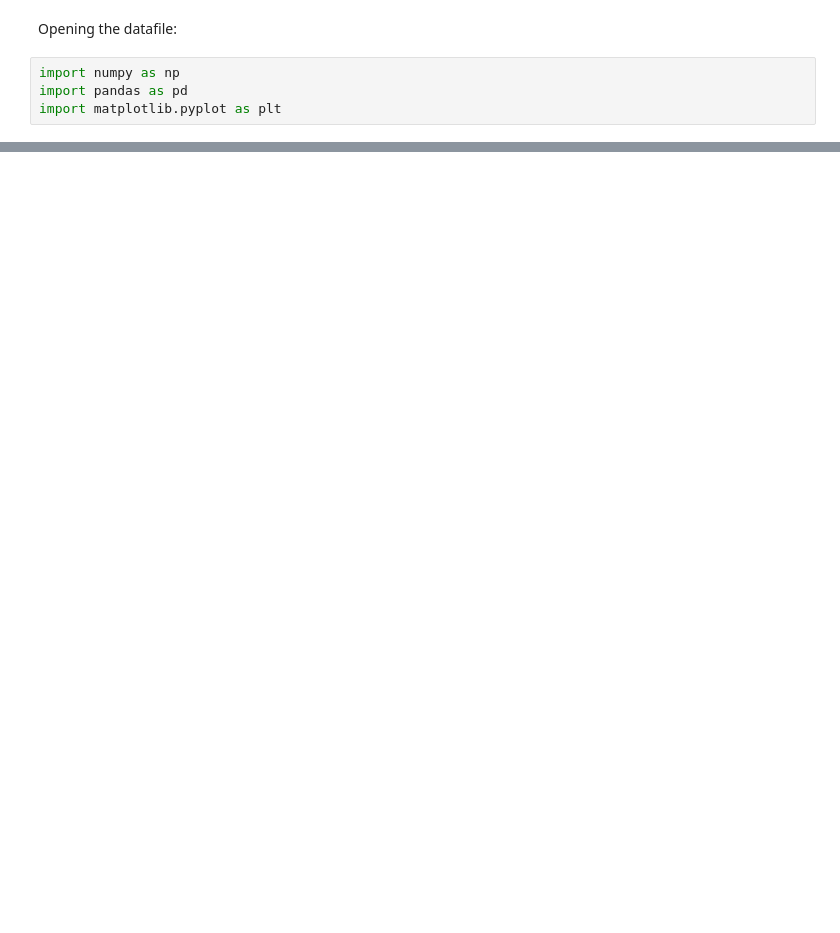
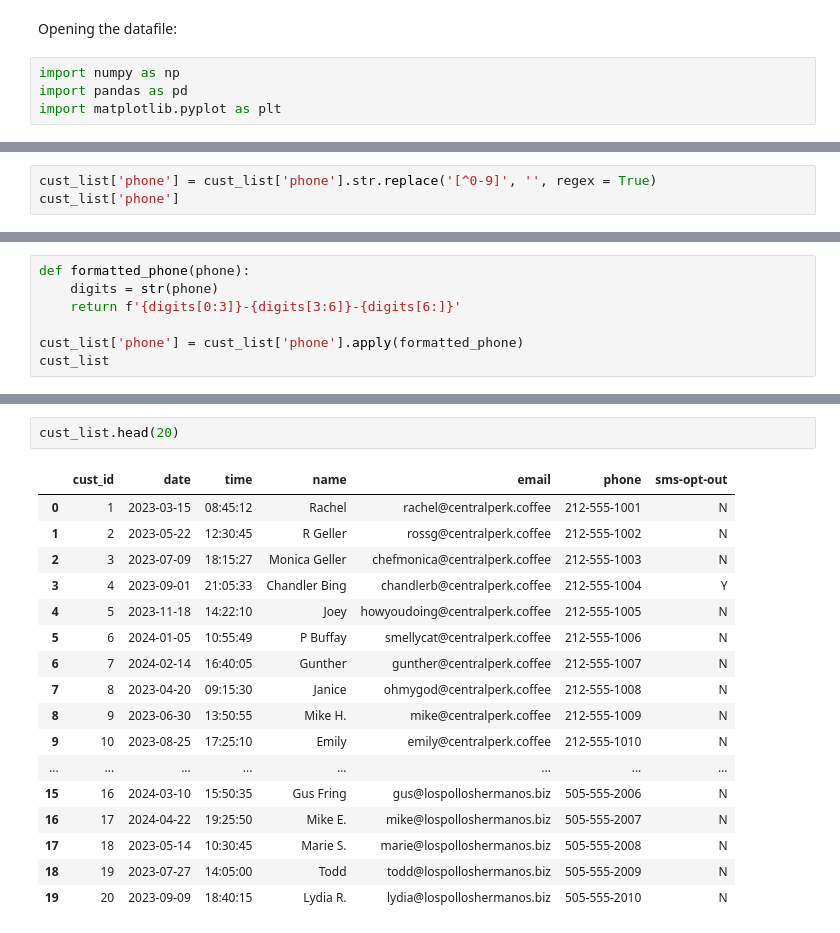
Before and after one commit to jdridges/Capstone_2, a Jupyter notebook: Customer List Cleanup.ipynb, the cells around one changed output, grey strips where cells are left out. Saved outputs shown, nothing was run; the diff lists cells and outputs as text; blank space fills up the shorter version.

```diff
--- a/Customer List Cleanup.ipynb
+++ b/Customer List Cleanup.ipynb
@@ -10,0 +126,3 @@ UnicodeDecodeError: 'utf-8' codec can't decode byte 0xfc in position 20147: inva
+# %%
+cust_list['phone'] = cust_list['phone'].str.replace('[^0-9]', '', regex = True)
+cust_list['phone']
@@ -10,0 +158,7 @@ UnicodeDecodeError: 'utf-8' codec can't decode byte 0xfc in position 20147: inva
+# %%
+def formatted_phone(phone):
+    digits = str(phone)
+    return f'{digits[0:3]}-{digits[3:6]}-{digits[6:]}'
+
+cust_list['phone'] = cust_list['phone'].apply(formatted_phone)
+cust_list
@@ -10,0 +179,20 @@ UnicodeDecodeError: 'utf-8' codec can't decode byte 0xfc in position 20147: inva
+# %%
+cust_list.head(20)
+# %% [output]
+|  | cust_id | date | time | name | email | phone | sms-opt-out |
+| 0 | 1 | 2023-03-15 | 08:45:12 | Rachel | rachel@centralperk.coffee | 212-555-1001 | N |
+| 1 | 2 | 2023-05-22 | 12:30:45 | R Geller | rossg@centralperk.coffee | 212-555-1002 | N |
+| 2 | 3 | 2023-07-09 | 18:15:27 | Monica Geller | chefmonica@centralperk.coffee | 212-555-1003 | N |
+| 3 | 4 | 2023-09-01 | 21:05:33 | Chandler Bing | chandlerb@centralperk.coffee | 212-555-1004 | Y |
+| 4 | 5 | 2023-11-18 | 14:22:10 | Joey | howyoudoing@centralperk.coffee | 212-555-1005 | N |
+| 5 | 6 | 2024-01-05 | 10:55:49 | P Buffay | smellycat@centralperk.coffee | 212-555-1006 | N |
+| 6 | 7 | 2024-02-14 | 16:40:05 | Gunther | gunther@centralperk.coffee | 212-555-1007 | N |
+| 7 | 8 | 2023-04-20 | 09:15:30 | Janice | ohmygod@centralperk.coffee | 212-555-1008 | N |
+| 8 | 9 | 2023-06-30 | 13:50:55 | Mike H. | mike@centralperk.coffee | 212-555-1009 | N |
+| 9 | 10 | 2023-08-25 | 17:25:10 | Emily | emily@centralperk.coffee | 212-555-1010 | N |
+| ... | ... | ... | ... | ... | ... | ... | ... |
+| 15 | 16 | 2024-03-10 | 15:50:35 | Gus Fring | gus@lospolloshermanos.biz | 505-555-2006 | N |
+| 16 | 17 | 2024-04-22 | 19:25:50 | Mike E. | mike@lospolloshermanos.biz | 505-555-2007 | N |
+| 17 | 18 | 2023-05-14 | 10:30:45 | Marie S. | marie@lospolloshermanos.biz | 505-555-2008 | N |
+| 18 | 19 | 2023-07-27 | 14:05:00 | Todd | todd@lospolloshermanos.biz | 505-555-2009 | N |
+| 19 | 20 | 2023-09-09 | 18:40:15 | Lydia R. | lydia@lospolloshermanos.biz | 505-555-2010 | N |
```
Also changed, not shown: parts of 14 cells of this notebook, 1 other file.
